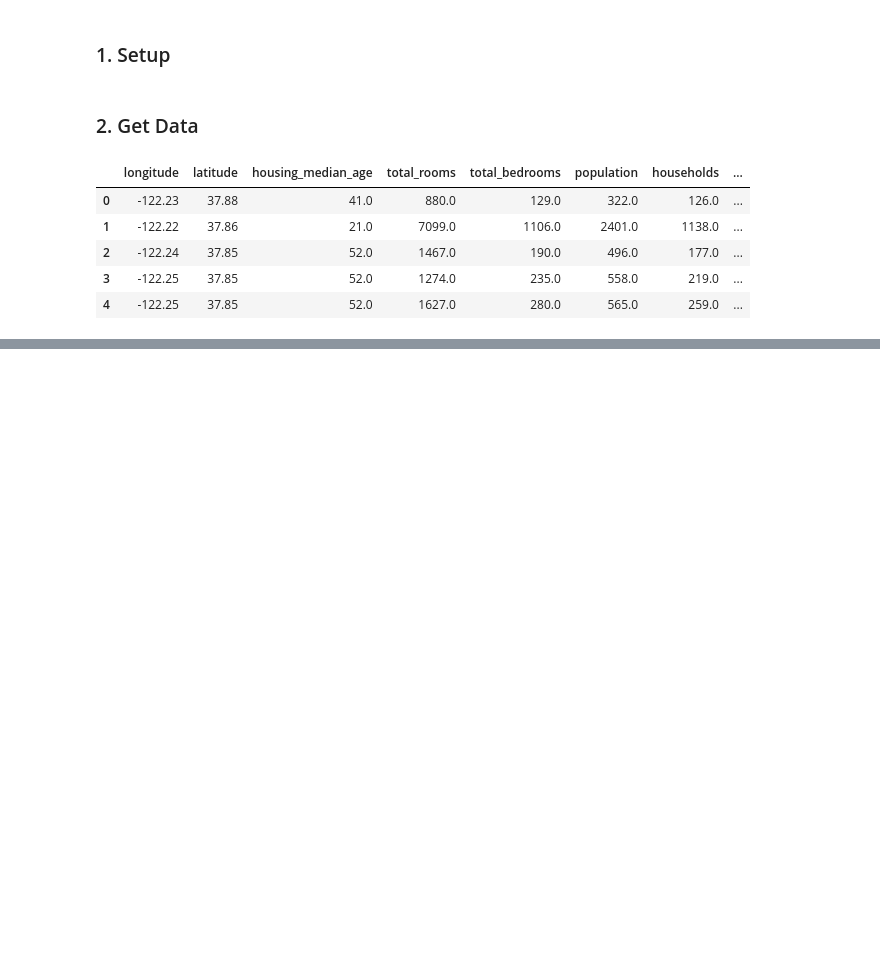
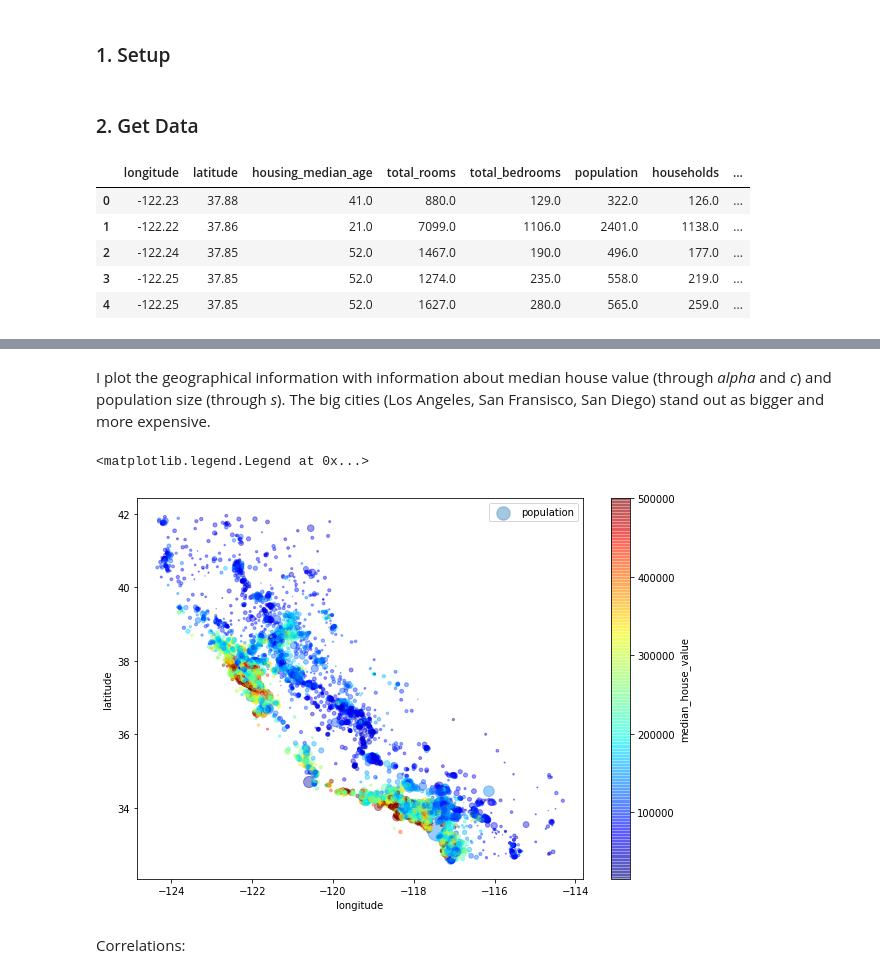
Before and after one commit to alexpberger/california-house-pricing, a Jupyter notebook: California House Pricing.ipynb, the cells around one changed output, grey strips where cells are left out. Drawn from its saved outputs; the diff is of its cells as text; code cells hidden in the pictures; blank space fills up the shorter version.

```diff
--- a/California House Pricing.ipynb
+++ b/California House Pricing.ipynb
@@ -42,0 +136,7 @@ housing.head()
+# %%
+from sklearn.model_selection import StratifiedShuffleSplit
+
+split = StratifiedShuffleSplit(n_splits=1, test_size=0.2, random_state=42)
+for train_index, test_index in split.split(housing, housing["income_cat"]):
+    strat_train_set = housing.loc[train_index]
+    strat_test_set = housing.loc[test_index]
@@ -42,0 +174,2 @@ housing.head()
+# %%
+housing = strat_train_set.copy() # create a copy, so as not to harm the training data set
@@ -42,0 +185,13 @@ housing.head()
+# %% [markdown]
+I plot the geographical information with information about median house value (through *alpha* and *c*) and population size (through *s*). The big cities (Los Angeles, San Fransisco, San Diego) stand out as bigger and more expensive.
+# %%
+housing.plot(kind="scatter", x="longitude", y="latitude", alpha=0.4,
+    s=housing["population"]/100, label="population", figsize=(10,7),
+    c="median_house_value", cmap=plt.get_cmap("jet"), colorbar=True,
+    sharex=False)
+plt.legend()
+# %% [output]
+<matplotlib.legend.Legend at 0x...>
+[figure, added]
+# %% [markdown]
+Correlations:
```
Also changed, not shown: parts of 29 cells of this notebook.
